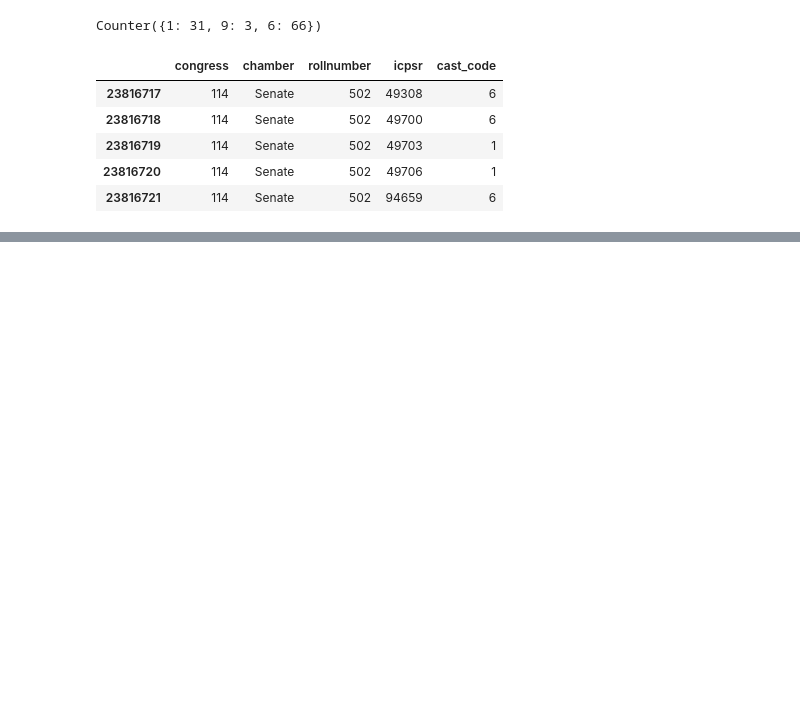
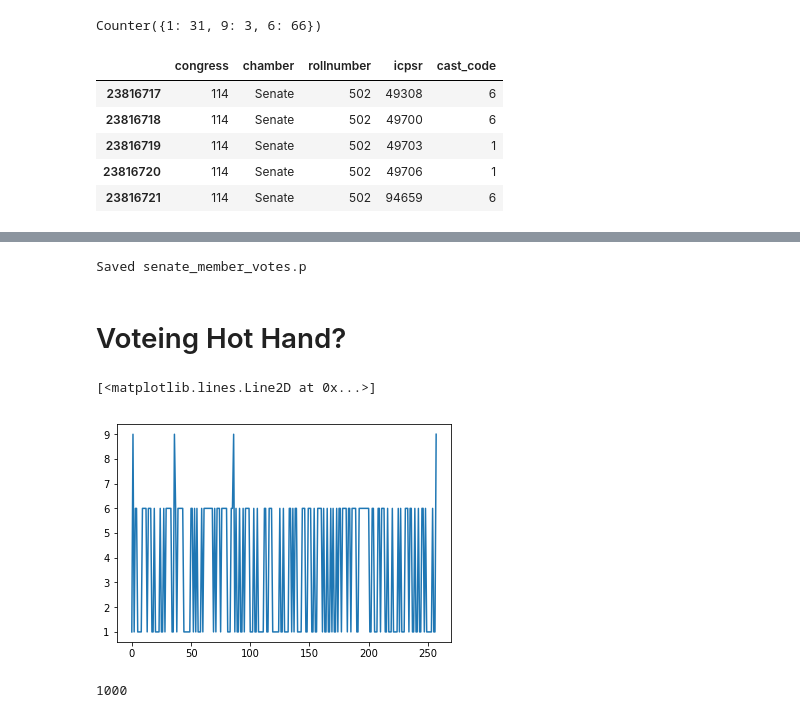
Before and after one commit to kwcooper/congress_analysis, a Jupyter notebook: roll2.ipynb, the cells around one changed output, grey strips where cells are left out. Cells and saved outputs as stored; diff of their text form; code cells hidden in the pictures; blank space fills up the shorter version.

```diff
--- a/roll2.ipynb
+++ b/roll2.ipynb
@@ -345,0 +456,17 @@ memVotes.head()
+# %%
+len(allMemVotes)
+# save it
+fName = "senate_member_votes.p"
+pthName = "/home/wade/Documents/Datasets/congressDicts/" + fName
+pickle.dump( allMemVotes, open( pthName, "wb" ) )
+print('Saved', str(fName))
+# %% [output]
+Saved senate_member_votes.p
+# %%
+# lode in the data
+fName = "senate_member_votes.p"
+pthName = "/home/wade/Documents/Datasets/congressDicts/" + fName
+allMemVotes = pickle.load( open( pthName, "rb" ) )
+vte = allMemVotes[list(allMemVotes.keys())[0]]
+# %% [markdown]
+# Voteing Hot Hand?
@@ -345,0 +476,5 @@ memVotes.head()
+# %%
+plt.plot(vte)
+# %% [output]
+[<matplotlib.lines.Line2D at 0x...>]
+[figure, added]
@@ -345,0 +488,4 @@ memVotes.head()
+# %%
+print(len(randomLists))
+# %% [output]
+1000
```
Also changed, not shown: parts of 47 cells of this notebook.
